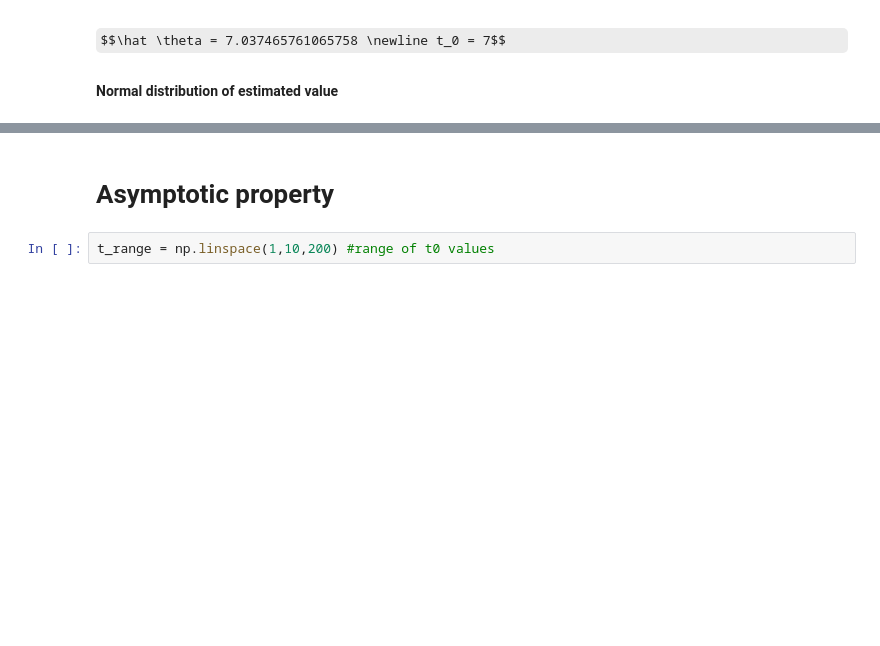
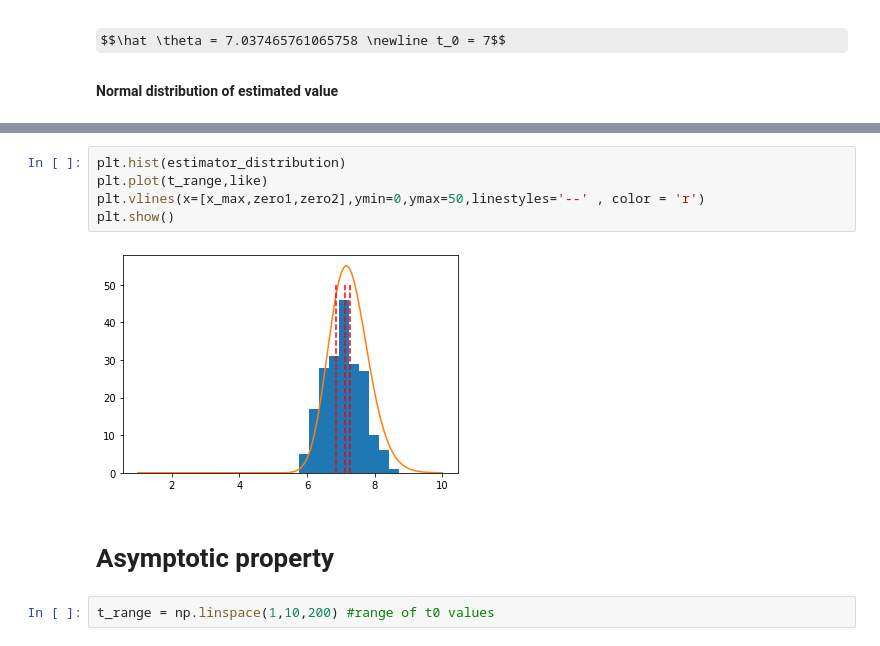
Before and after one commit to Yehan-Edirisinghe/Labo_cal, a Jupyter notebook: lecture_9/note.ipynb, the cells around one changed output, grey strips where cells are left out. Saved outputs shown, nothing was run; the diff lists cells and outputs as text; some formulas as TeX source; blank space fills up the shorter version.

```diff
--- a/lecture_9/note.ipynb
+++ b/lecture_9/note.ipynb
@@ -255,3 +266,10 @@ $$Estimated :\sigma_\theta = {-2.961984922527992} \newline  Data : \sigma_d = {7
+# %%
+plt.hist(estimator_distribution)
+plt.plot(t_range,like)
+plt.vlines(x=[x_max,zero1,zero2],ymin=0,ymax=50,linestyles='--' , color = 'r')
+plt.show()
+# %% [output]
+[figure, added]
 # %% [markdown]
 <h1>Asymptotic property
 </h1>
```
Also changed, not shown: parts of 13 cells of this notebook, 2 other files.
